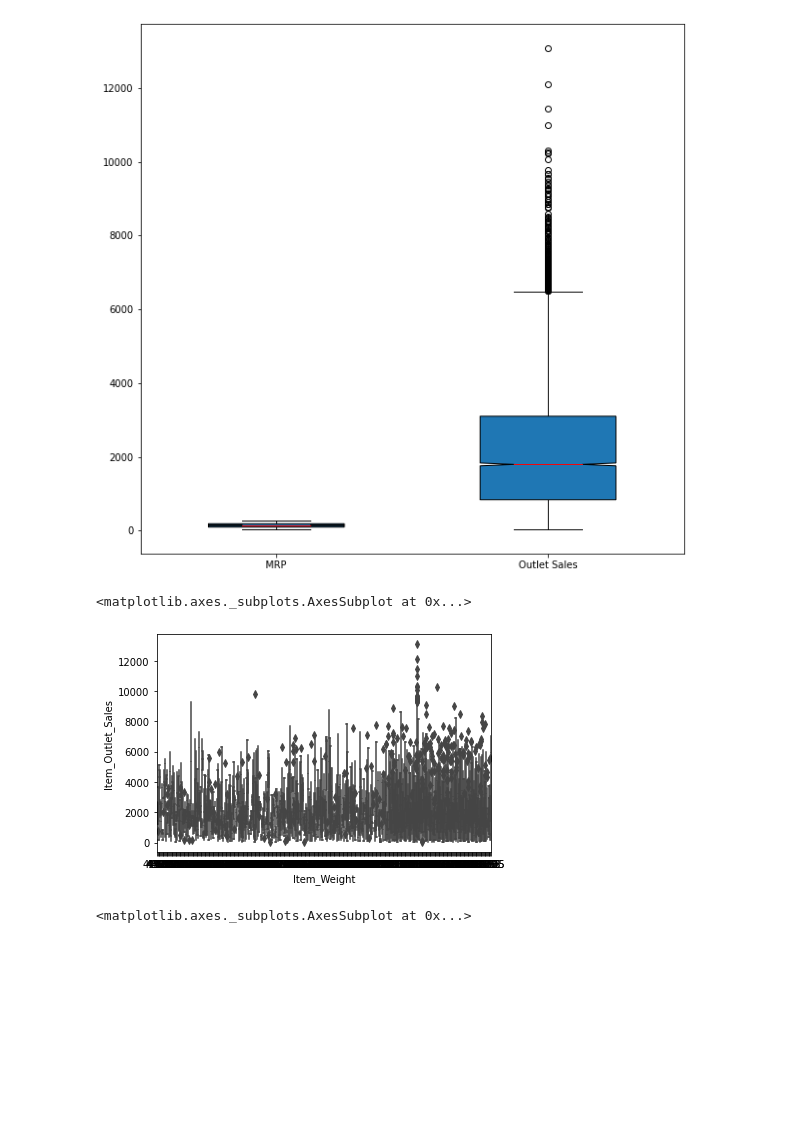
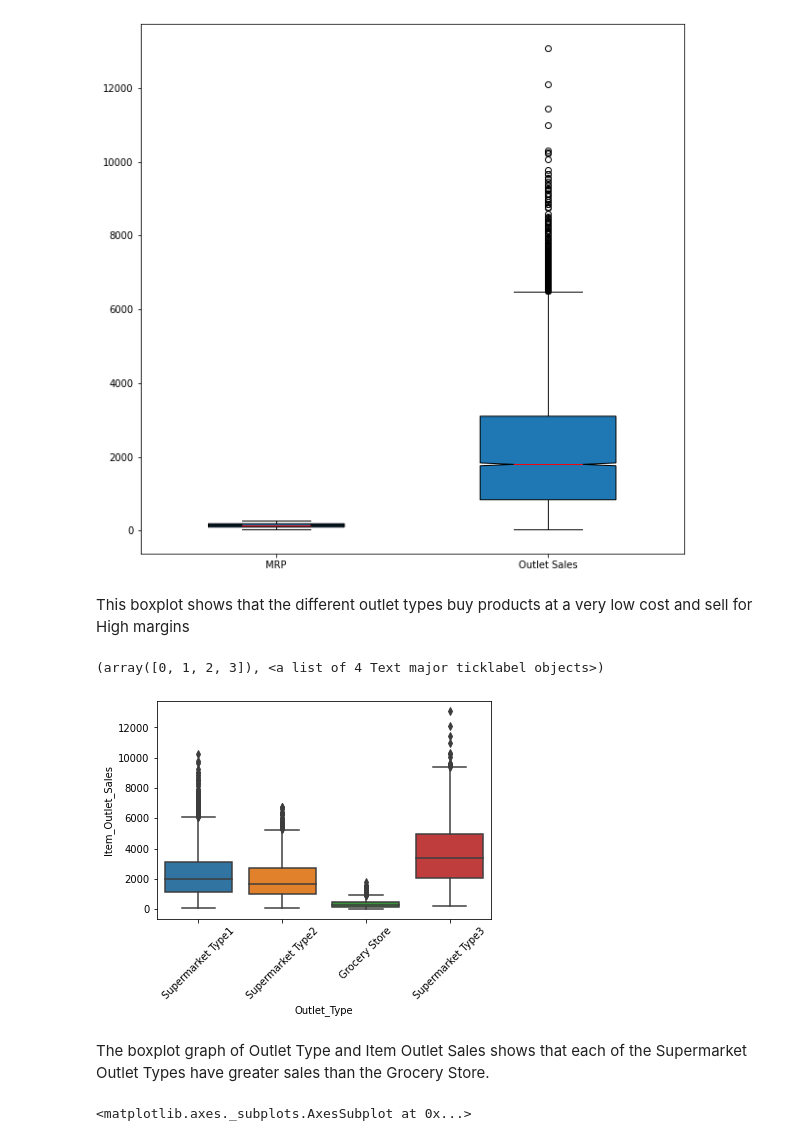
Before and after one commit to Swaghanaian/Food-Sales-Predictions, a Jupyter notebook: Food_Sales_Predictions.ipynb, the cells around one changed output. Saved outputs shown, nothing was run; the diff lists cells and outputs as text; code cells hidden in the pictures; blank space fills up the shorter version.

```diff
--- a/Food_Sales_Predictions.ipynb
+++ b/Food_Sales_Predictions.ipynb
@@ -224,10 +206,17 @@ boxplots = axes.boxplot([mrp, sales], notch= True,labels = ['MRP','Outlet Sales'
 # %% [output]
 [figure]
-# %%
-sns.boxplot(x='Item_Weight', y='Item_Outlet_Sales', data=df)
-# %% [output]
-<matplotlib.axes._subplots.AxesSubplot at 0x...>
-[figure, removed]
+# %% [markdown]
+This boxplot shows that the different outlet types buy products at a very low cost and sell for High margins
+# %%
+#To plot a boxplot graph of Outlet Type and Item Outlet Sales
+import seaborn as sns
+sns.boxplot(x='Outlet_Type', y='Item_Outlet_Sales', data=df)
+plt.xticks(rotation = 45)
+# %% [output]
+(array([0, 1, 2, 3]), <a list of 4 Text major ticklabel objects>)
+[figure, added]
+# %% [markdown]
+The boxplot graph of Outlet Type and Item Outlet Sales shows that each of the Supermarket Outlet Types have greater sales than the Grocery Store.
 # %%
 #To plot a heatmap correlation between features.
 import seaborn as sns
```
Also changed, not shown: parts of 10 cells of this notebook.
